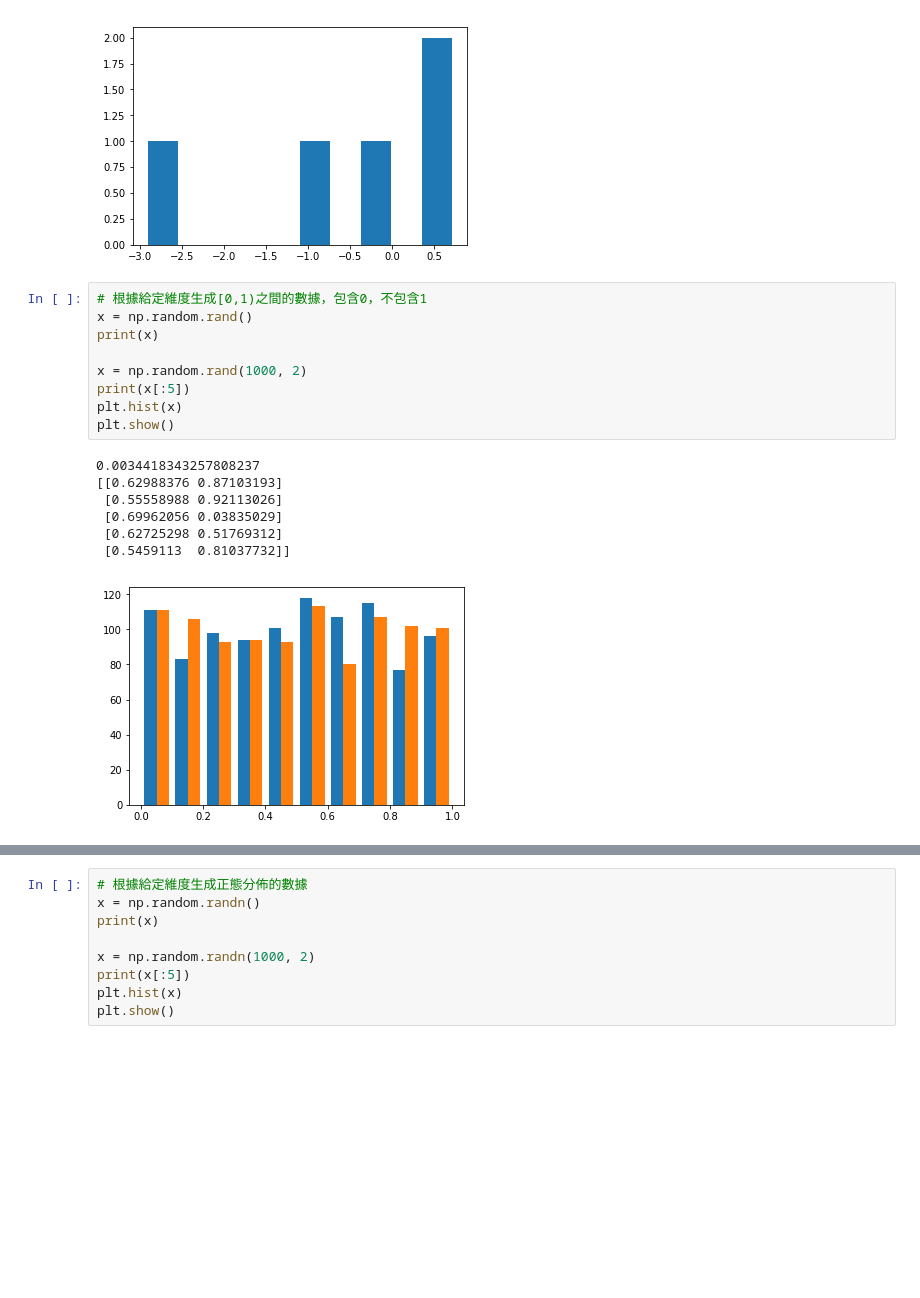
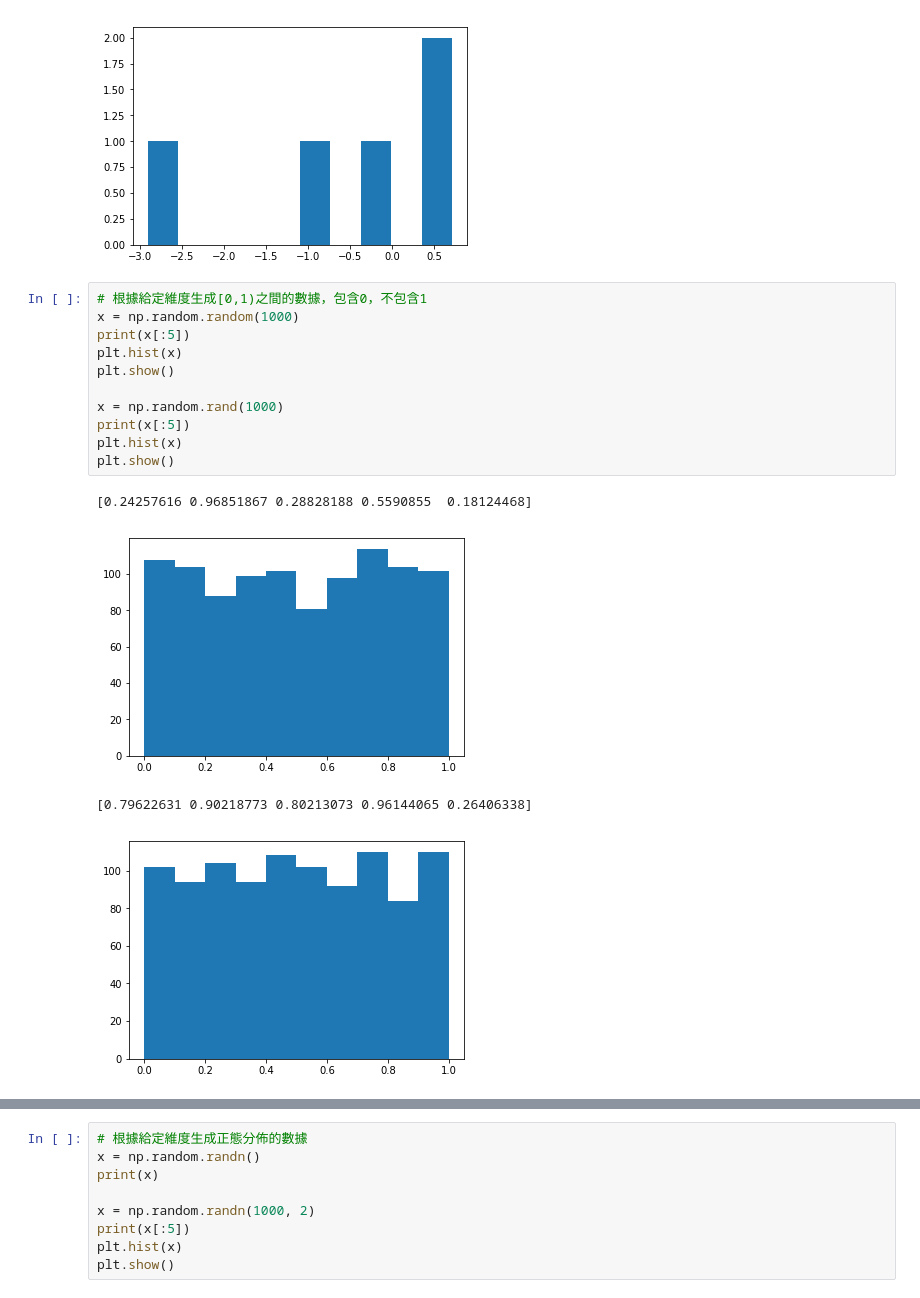
Before and after one commit to IanFan/Jupyter, a Jupyter notebook: Numpy/Random.ipynb, the cells around one changed output, grey strips where cells are left out. Drawn from its saved outputs; the diff is of its cells as text; blank space fills up the shorter version.

```diff
--- a/Numpy/Random.ipynb
+++ b/Numpy/Random.ipynb
@@ -45,18 +60,17 @@ plt.show()
 [figure]
 # %%
 # 根據給定維度生成[0,1)之間的數據，包含0，不包含1
-x = np.random.rand()
-print(x)
-
-x = np.random.rand(1000, 2)
+x = np.random.random(1000)
 print(x[:5])
 plt.hist(x)
 plt.show()
+
+x = np.random.rand(1000)
+print(x[:5])
+plt.hist(x)
+plt.show()
 # %% [output]
-0.0034418343257808237
-[[0.62988376 0.87103193]
- [0.55558988 0.92113026]
- [0.69962056 0.03835029]
- [0.62725298 0.51769312]
- [0.5459113  0.81037732]]
+[0.24257616 0.96851867 0.28828188 0.5590855  0.18124468]
-[figure, old version]
+[figure, new version]
+[0.79622631 0.90218773 0.80213073 0.96144065 0.26406338]
+[figure, added]
```
Also changed, not shown: parts of 3 cells of this notebook, 26 other files.
